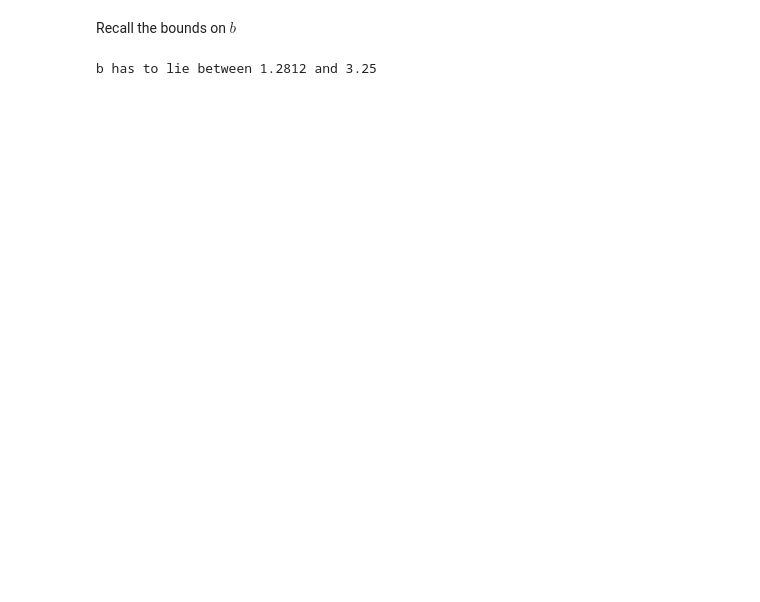
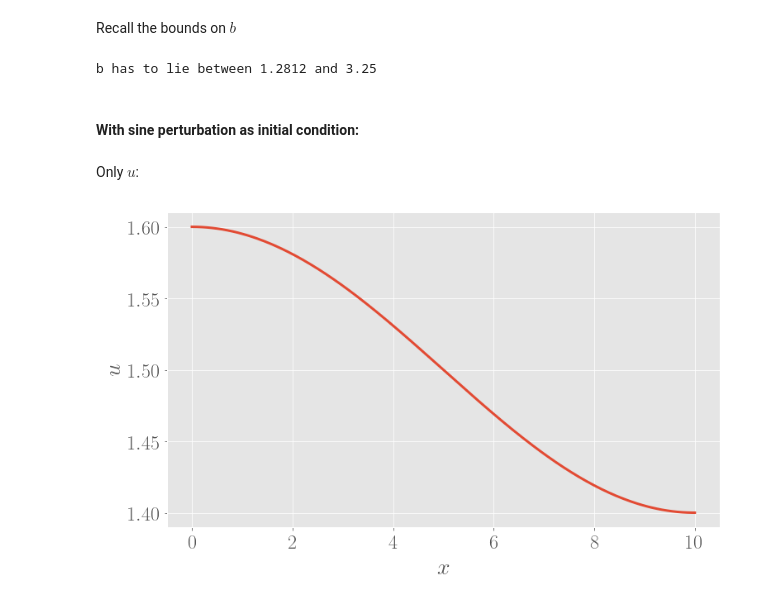
Before and after one commit to ThibeauWouters/Physical-Modelling-of-Complex-Systems, a Jupyter notebook: Assignment 9/Assignment 9.ipynb, the cells around one changed output. Cells and saved outputs as stored; diff of their text form; code cells hidden in the pictures; blank space fills up the shorter version.

```diff
--- a/Assignment 9/Assignment 9.ipynb
+++ b/Assignment 9/Assignment 9.ipynb
@@ -153,7 +146,4 @@ plt.show()
 ## 9.3 - Spatiotemporal behaviour
 # %% [markdown]
 We first define/repeat a bunch of functions which will allow us to solve the PDE of the Brusselator model.
-# %%
-L = 10
-gamma = L**2/2.8
 # %% [markdown]
@@ -316,4 +381,22 @@ Recall the bounds on $b$
 print('b has to lie between %0.4f and %0.2f' % (b_lower_bound, b_upper_bound))
 # %% [output]
 b has to lie between 1.2812 and 3.25
+# %% [markdown]
+#### With sine perturbation as initial condition:
+# %% [markdown]
+Only $u$:
+# %%
+L = 10; N = 200
+t_vals = np.arange(0, 5, 0.0001)
+x_vals, DeltaX = get_x_values(0, L, N)
+
+u_initial = u_in_sine(x_vals, L)
+plt.figure(figsize = (12, 7))
+plt.plot(x_vals, u_initial)
+plt.xlabel(r'$x$')
+plt.ylabel(r'$u$')
+plt.savefig('example_sine_IC.pdf', bbox_inches = 'tight')
+plt.show()
+# %% [output]
+[figure, added]
 # %%
```
Also changed, not shown: parts of 65 cells of this notebook, 2 other files.
